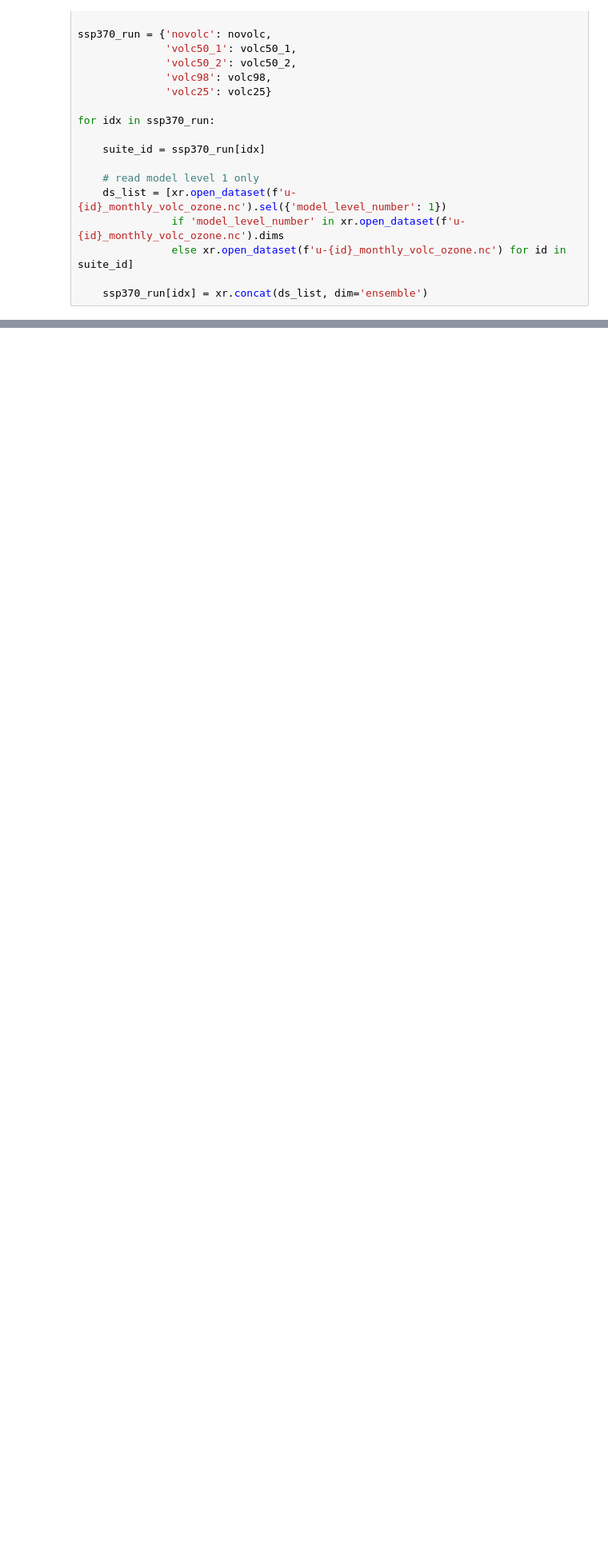
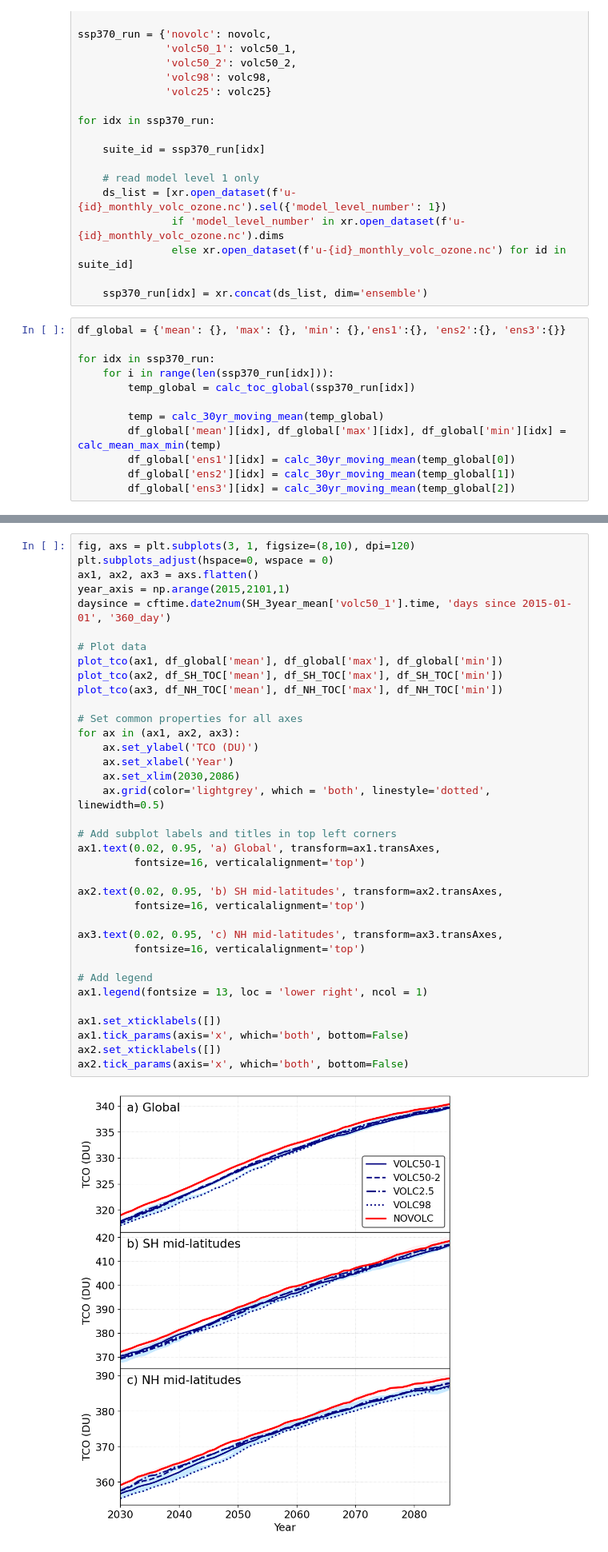
Before and after one commit to maychim/volc_ozone, a Jupyter notebook: SI_FigureS1.ipynb, the cells around one changed output, grey strips where cells are left out. Shown at 80% size. Saved outputs shown, nothing was run; the diff lists cells and outputs as text; blank space fills up the shorter version.

Commit message:
Updates for Figure S1

```diff
--- a/SI_FigureS1.ipynb
+++ b/SI_FigureS1.ipynb
@@ -255,4 +266,16 @@ for idx in ssp370_run:
                else xr.open_dataset(f'u-{id}_monthly_volc_ozone.nc') for id in suite_id]
 
     ssp370_run[idx] = xr.concat(ds_list, dim='ensemble')
+# %%
+df_global = {'mean': {}, 'max': {}, 'min': {},'ens1':{}, 'ens2':{}, 'ens3':{}}
+
+for idx in ssp370_run:
+    for i in range(len(ssp370_run[idx])):
+        temp_global = calc_toc_global(ssp370_run[idx])
+
+        temp = calc_30yr_moving_mean(temp_global)
+        df_global['mean'][idx], df_global['max'][idx], df_global['min'][idx] = calc_mean_max_min(temp)
+        df_global['ens1'][idx] = calc_30yr_moving_mean(temp_global[0])
+        df_global['ens2'][idx] = calc_30yr_moving_mean(temp_global[1])
+        df_global['ens3'][idx] = calc_30yr_moving_mean(temp_global[2])
 # %%
@@ -314,0 +300,38 @@ ax1.legend(fontsize = 13, loc = 'upper right', ncol = 1)
+# %%
+fig, axs = plt.subplots(3, 1, figsize=(8,10), dpi=120)
+plt.subplots_adjust(hspace=0, wspace = 0)
+ax1, ax2, ax3 = axs.flatten()
+year_axis = np.arange(2015,2101,1)
+daysince = cftime.date2num(SH_3year_mean['volc50_1'].time, 'days since 2015-01-01', '360_day')
+
+# Plot data
+plot_tco(ax1, df_global['mean'], df_global['max'], df_global['min'])
+plot_tco(ax2, df_SH_TOC['mean'], df_SH_TOC['max'], df_SH_TOC['min'])
+plot_tco(ax3, df_NH_TOC['mean'], df_NH_TOC['max'], df_NH_TOC['min'])
+
+# Set common properties for all axes
+for ax in (ax1, ax2, ax3):
+    ax.set_ylabel('TCO (DU)')
+    ax.set_xlabel('Year')
+    ax.set_xlim(2030,2086)
+    ax.grid(color='lightgrey', which = 'both', linestyle='dotted', linewidth=0.5)
+
+# Add subplot labels and titles in top left corners
+ax1.text(0.02, 0.95, 'a) Global', transform=ax1.transAxes,
+         fontsize=16, verticalalignment='top')
+
+ax2.text(0.02, 0.95, 'b) SH mid-latitudes', transform=ax2.transAxes,
+         fontsize=16, verticalalignment='top')
+
+ax3.text(0.02, 0.95, 'c) NH mid-latitudes', transform=ax3.transAxes,
+         fontsize=16, verticalalignment='top')
+
+# Add legend
+ax1.legend(fontsize = 13, loc = 'lower right', ncol = 1)
+
+ax1.set_xticklabels([])
+ax1.tick_params(axis='x', which='both', bottom=False)
+ax2.set_xticklabels([])
+ax2.tick_params(axis='x', which='both', bottom=False)
+# %% [output]
+[figure, added]
```
Also changed, not shown: parts of 3 cells of this notebook.
